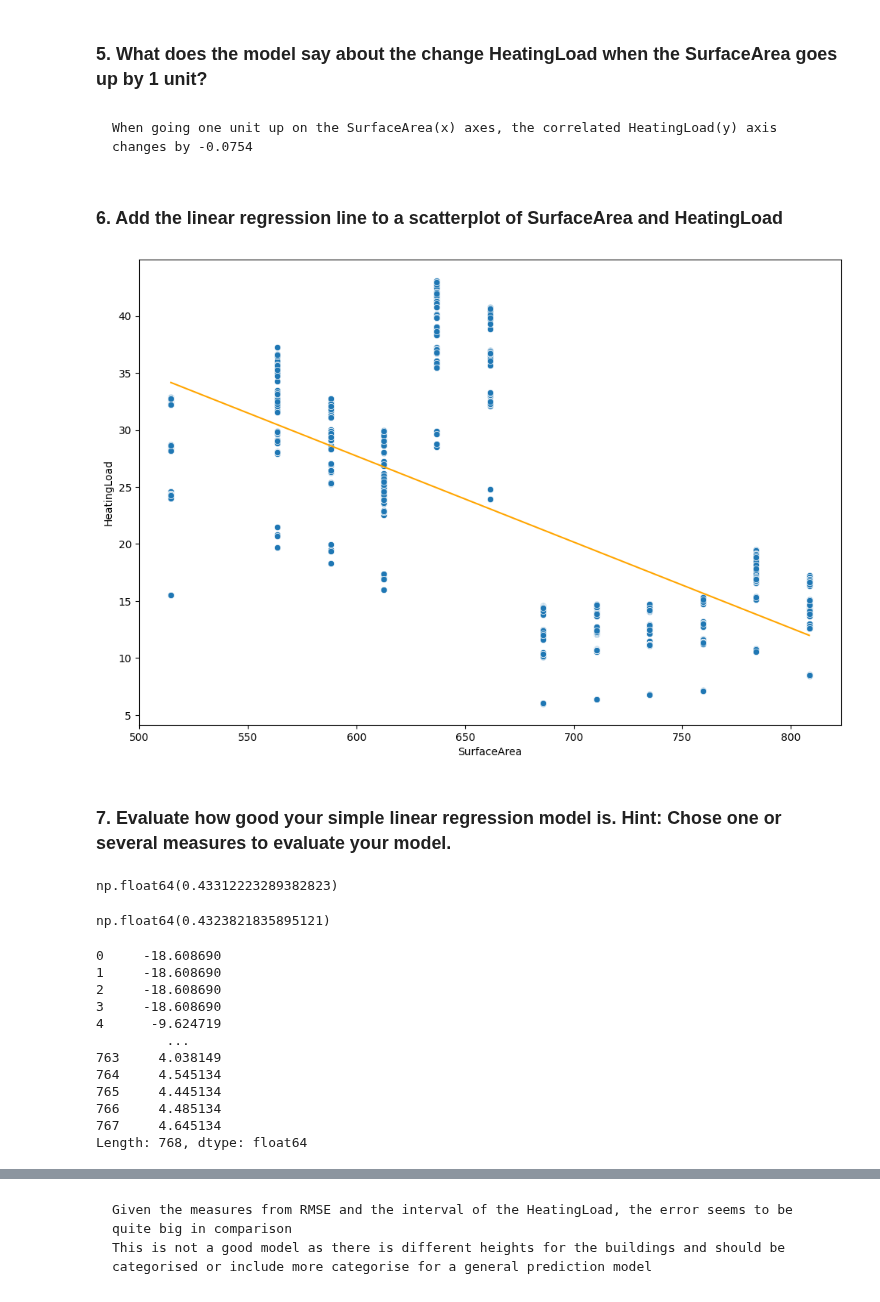
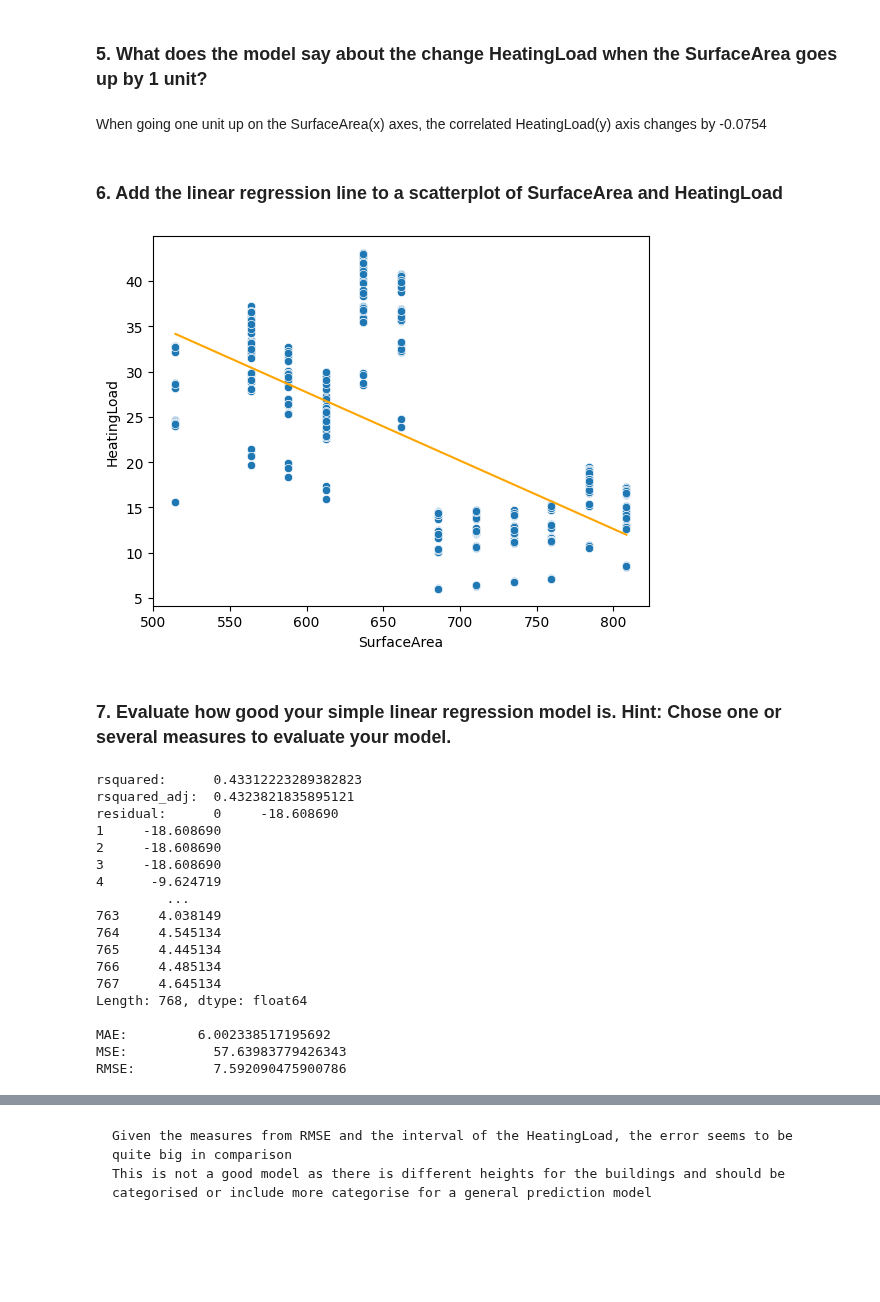
Before and after one commit to jeff0167/Data_And_Things, a Jupyter notebook: Hand_in/Exercises in linear regression.ipynb, the cells around one changed output, grey strips where cells are left out. Saved outputs shown, nothing was run; the diff lists cells and outputs as text; code cells hidden in the pictures; blank space fills up the shorter version.

```diff
--- a/Hand_in/Exercises in linear regression.ipynb
+++ b/Hand_in/Exercises in linear regression.ipynb
@@ -206,16 +203,16 @@ The pvalue is aproximately 0 meaning that the hypothesis can be rejected and tha
 # %% [markdown]
 ### 5. What does the model say about the change HeatingLoad when the SurfaceArea goes up by 1 unit?
 # %% [markdown]
-    When going one unit up on the SurfaceArea(x) axes, the correlated HeatingLoad(y) axis changes by -0.0754
+When going one unit up on the SurfaceArea(x) axes, the correlated HeatingLoad(y) axis changes by -0.0754
 # %% [markdown]
 ### 6. Add the linear regression line to a scatterplot of SurfaceArea and HeatingLoad
 # %%
 pred_y = linreg_model.params["const"] + linreg_model.params["SurfaceArea"]*df["SurfaceArea"]
 # %%
-sns.scatterplot(data = df, x = "SurfaceArea", y = "HeatingLoad")
-plt.plot(df["SurfaceArea"], pred_y, color = "orange")
+sns.scatterplot(df, x="SurfaceArea", y="HeatingLoad")
+plt.plot(df["SurfaceArea"], pred_y, color="orange")
 plt.show()
 # %% [output]
-[figure, old version]
+[figure, new version]
 # %% [markdown]
 ### 7. Evaluate how good your simple linear regression model is. Hint: Chose one or several measures to evaluate your model.
@@ -224,24 +219,28 @@ plt.show()
 # %%
 # R-squared, with the value 0.433 it tells that it might not be a good fit given it is numerical data of houses, closer to 1 the better
-linreg_model.rsquared
+print("rsquared:     ", linreg_model.rsquared)
+print("rsquared_adj: ", linreg_model.rsquared_adj) # Adj. R-squared
+print("residual:     ", linreg_model.resid)
+
+print("\nMAE:        ", np.mean(np.abs(linreg_model.resid))) # MAE
+print("MSE:          ", np.mean(linreg_model.resid**2)) #MSE
+print("RMSE:         ", np.sqrt(np.mean(linreg_model.resid**2))) # RMSE
 # %% [output]
-np.float64(0.43312223289382823)
+rsquared:      0.43312223289382823
+rsquared_adj:  0.4323821835895121
+residual:      0     -18.608690
+1     -18.608690
+2     -18.608690
+3     -18.608690
+4      -9.624719
+         ...
+763     4.038149
+764     4.545134
+765     4.445134
+766     4.485134
+767     4.645134
+Length: 768, dtype: float64
+
+MAE:         6.002338517195692
+MSE:           57.63983779426343
+RMSE:          7.592090475900786
-# %%
-linreg_model.rsquared_adj # Adj. R-squared
-# %% [output]
-np.float64(0.4323821835895121)
-# %%
-linreg_model.resid
-# %% [output]
-0     -18.608690
-1     -18.608690
-2     -18.608690
-3     -18.608690
-4      -9.624719
-         ...
-763     4.038149
-764     4.545134
-765     4.445134
-766     4.485134
-767     4.645134
-Length: 768, dtype: float64
```
Also changed, not shown: parts of 20 cells of this notebook, 9 other files.
